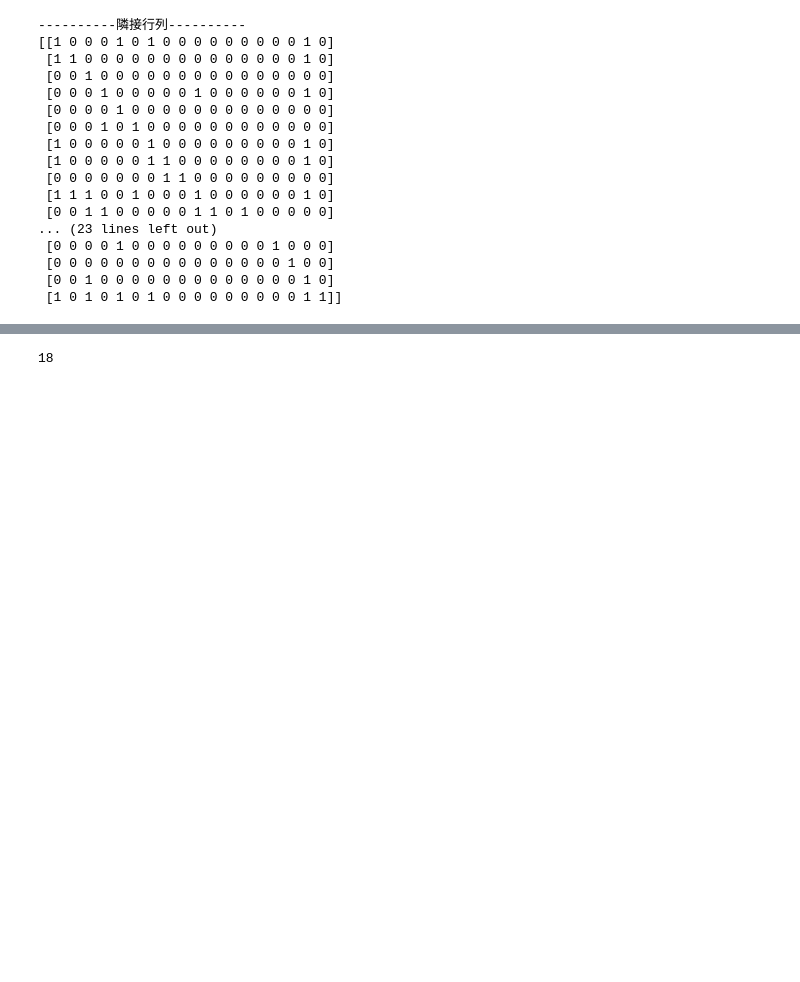
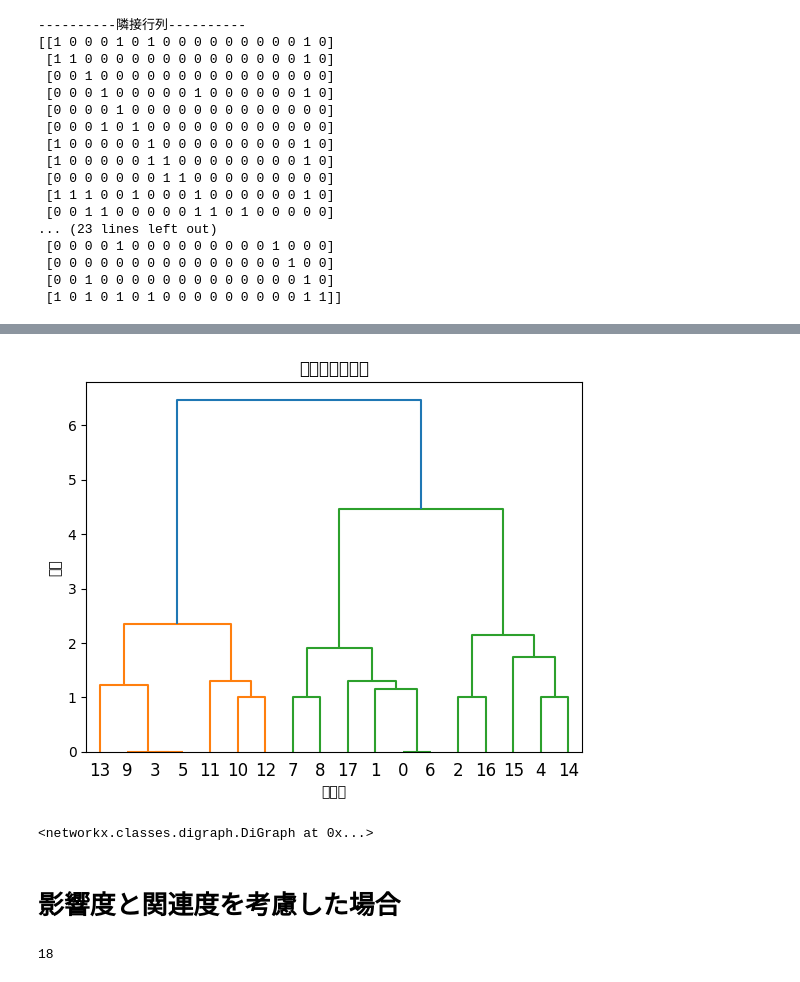
Before and after one commit to MiMiTab-Y/ISM_Analysis, a Jupyter notebook: ISM-FHA_test.ipynb, the cells around one changed output, grey strips where cells are left out. Drawn from its saved outputs; the diff is of its cells as text; code cells hidden in the pictures; blank space fills up the shorter version.

```diff
--- a/ISM-FHA_test.ipynb
+++ b/ISM-FHA_test.ipynb
@@ -183,3 +225,34 @@ linked = linkage(reachability_matrix, 'ward')
+# %%
+# 有向グラフを生成
+G = nx.DiGraph()
+G.add_nodes_from(range(len(reachability_matrix)))
+for i in range(len(reachability_matrix)):
+    for j in range(len(reachability_matrix[i])):
+        if reachability_matrix[i][j] == 1:
+            G.add_edge(i, j)
+
+# 到達可能性行列を生成
+reachable_matrix = np.zeros_like(reachability_matrix)
+for i in range(len(reachability_matrix)):
+    for j in range(len(reachability_matrix)):
+        reachable_matrix[i][j] = int(nx.has_path(G, i, j))
+
+# 階層クラスタリングを実行
+linkage_matrix = linkage(reachable_matrix, method='ward')
+
+# ダンドログラムのプロット
+dendrogram(linkage_matrix, labels=list(range(len(reachability_matrix))))
+plt.xlabel("ノード")
+plt.ylabel("距離")
+plt.title("ダンドログラム")
+plt.show()
+
+G
+# %% [output]
+[figure, added]
+<networkx.classes.digraph.DiGraph at 0x...>
+# %% [markdown]
+# 影響度と関連度を考慮した場合
 # %%
 reachability_matrix.astype(int)
 row = len(reachability_matrix)
```
Also changed, not shown: parts of 4 cells of this notebook.
